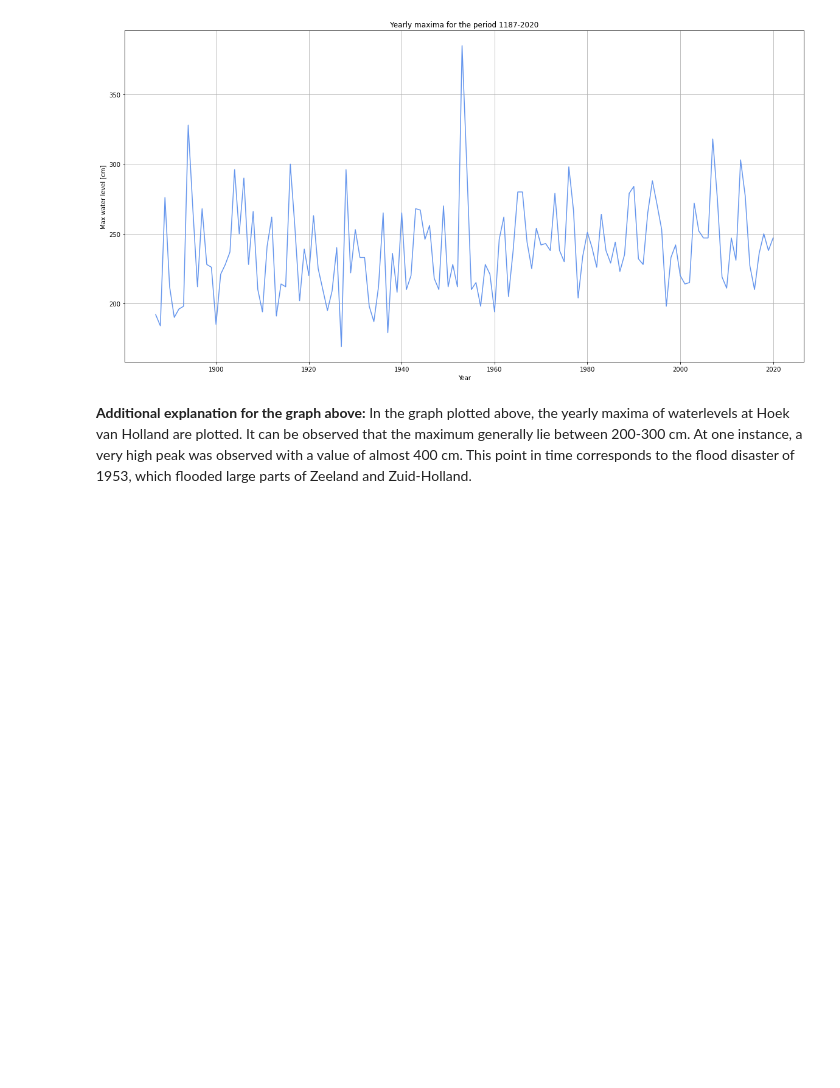
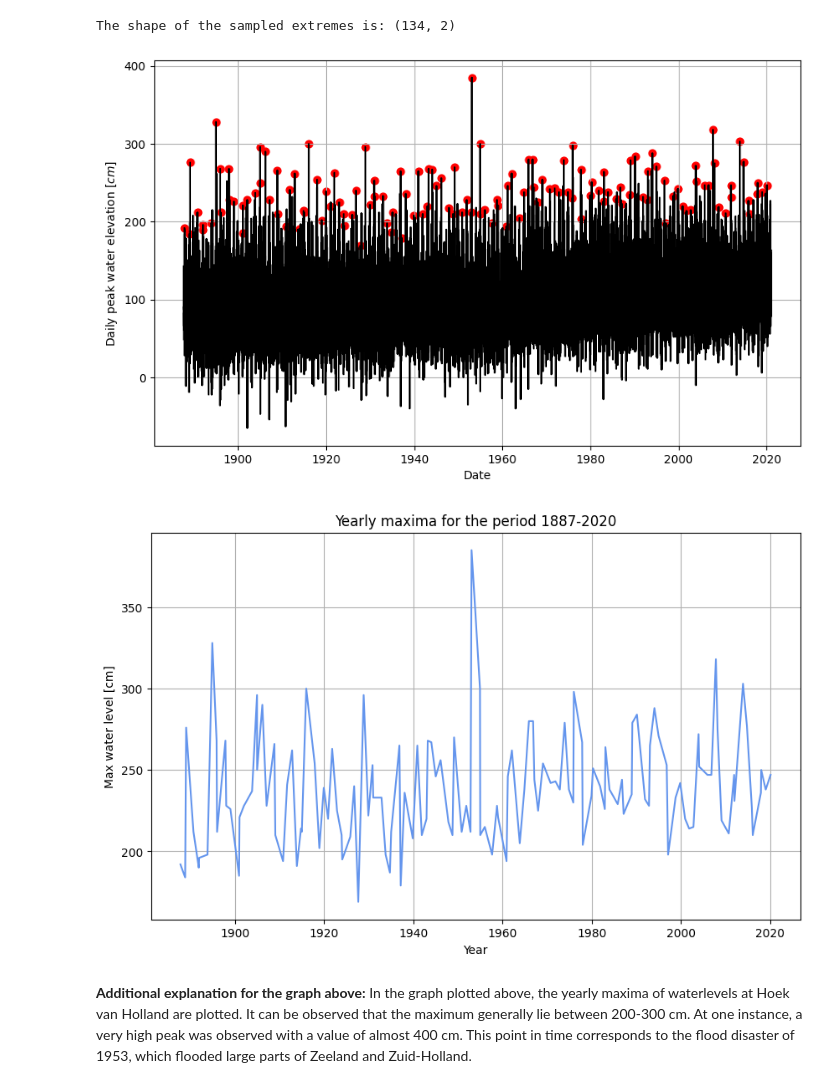
Before and after one commit to wwaasdorp/MORE_THE_BEST_GROUP, a Jupyter notebook: Watch_Data.ipynb, the cells around one changed output. Saved outputs shown, nothing was run; the diff lists cells and outputs as text; code cells hidden in the pictures; blank space fills up the shorter version.

```diff
--- a/Watch_Data.ipynb
+++ b/Watch_Data.ipynb
@@ -6,20 +27,9 @@ import pandas as pd
 # %%
-df = pd.read_csv(
-    'Meetreeks_HVH.txt',
-    delim_whitespace=True,
-    header=None,
-    names=['Date', 'Time', 'Value'])
-
-df["Datetime"] = pd.to_datetime(df["Date"] + " " + df["Time"], dayfirst=True)
-
-# Reorganize the DataFrame to have 'Datetime' as the first column
-df = df[["Datetime", "Value"]]
-
-plt.figure(figsize=(20,10))
-plt.plot(df["Datetime"], df["Value"], color = 'cornflowerblue')
+plt.figure(figsize=(10,6))
+plt.plot(df["Datetime"], df["Elevation"], color = 'cornflowerblue')
 plt.xlabel('Time [years]')
 plt.ylabel('Water level [cm]')
 plt.title('Water levels for the period 1187-2020')
 plt.grid()
-plt.savefig('Complete_dataset.png')
+plt.savefig('figures/timeseries.png')
 # %% [output]
@@ -27,24 +37,29 @@ plt.savefig('Complete_dataset.png')
 # %%
 ## Report yearly maxima for each year
-df['Year'] = df['Datetime'].dt.year
-df['Month'] = df['Datetime'].dt.month
-df['Day'] = df['Datetime'].dt.day
+idx_max = df.groupby(pd.DatetimeIndex(df['Datetime']).year)['Elevation'].idxmax()
+YM = df.loc[idx_max]
+print('The shape of the sampled extremes is:', YM.shape)
 
-## Get maxima
-df_yearly_max = df.groupby('Year').max()
-df_yearly_max = df_yearly_max.reset_index()
-df_yearly_max = df_yearly_max[['Year', 'Value']]
-df_yearly_max.columns = ['Year', 'Max_value']
+# Plot the yearly maxima on top of the time series
+plt.figure(figsize=(10, 6))
+plt.plot(df['Datetime'], df['Elevation'],'k')
+plt.scatter(YM['Datetime'], YM['Elevation'], 40, 'r')
+plt.xlabel('Date')
+plt.ylabel('Daily peak water elevation [$cm$]')
+plt.grid()
+plt.savefig('figures/YM_timeseries.png')
 
 ## Plot the yearly maxima
-plt.figure(figsize=(20,10))
-plt.plot(df_yearly_max['Year'], df_yearly_max['Max_value'], color = 'cornflowerblue')
+plt.figure(figsize=(10,6))
+plt.plot(YM['Datetime'], YM['Elevation'], color = 'cornflowerblue')
 plt.xlabel('Year')
 plt.ylabel('Max water level [cm]')
-plt.title('Yearly maxima for the period 1187-2020')
+plt.title('Yearly maxima for the period 1887-2020')
 plt.grid()
 # %% [output]
+The shape of the sampled extremes is: (134, 2)
-[figure, old version]
+[figure, new version]
+[figure, added]
 # %% [markdown]
 **Additional explanation for the graph above:**
 In the graph plotted above, the yearly maxima of waterlevels at Hoek van Holland are plotted. It can be observed that the maximum generally lie between 200-300 cm. At one instance, a very high peak was observed with a value of almost 400 cm. This point in time corresponds to the flood disaster of 1953, which flooded large parts of Zeeland and Zuid-Holland.
```
Also changed, not shown: parts of 6 cells of this notebook, 5 other files.
